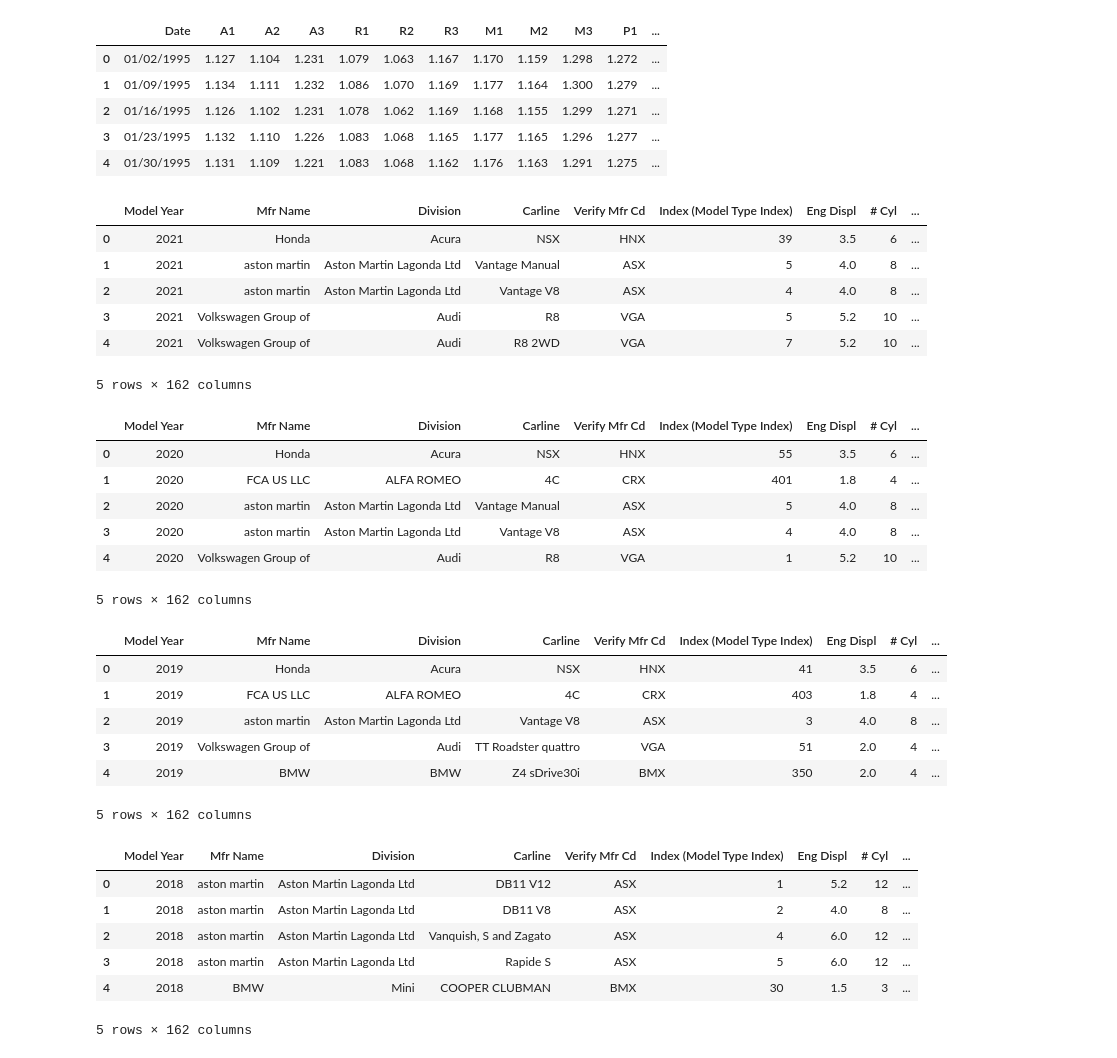
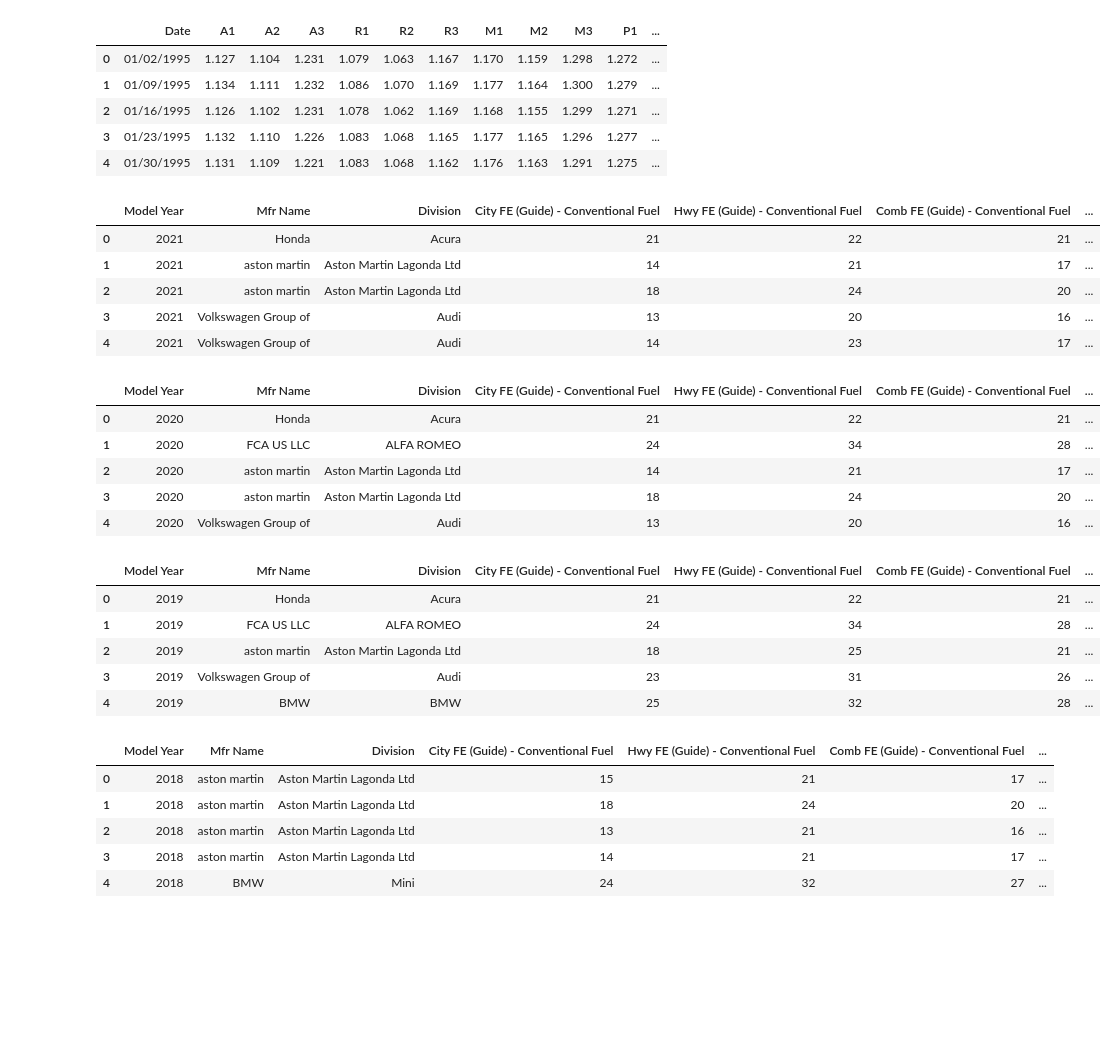
Before and after one commit to JessePRN/Project2Team7, a Jupyter notebook: us_fuel_prices_etl.ipynb, the cells around one changed output. Saved outputs shown, nothing was run; the diff lists cells and outputs as text; code cells hidden in the pictures; blank space fills up the shorter version.

Commit message:
Merging dataframes into one for join

```diff
--- a/us_fuel_prices_etl.ipynb
+++ b/us_fuel_prices_etl.ipynb
@@ -26,55 +26,71 @@ us_gas_price_df.head()
 # %%
 # Complete US Fuel Economy Data 2021
 excel_file = "complete_us_fuel_economy/2021 FE Guide for DOE-release dates before 6-24-2021-no-sales -6-23-2021public.xlsx"
 car_stats_2021 = pd.read_excel(excel_file)
-car_stats_2021.head()
+car_stats_2021_clean = car_stats_2021.loc[:,["Model Year","Mfr Name","Division","City FE (Guide) - Conventional Fuel",
+                                             "Hwy FE (Guide) - Conventional Fuel","Comb FE (Guide) - Conventional Fuel",
+                                            "City Unadj FE - Conventional Fuel","Hwy Unadj FE - Conventional Fuel","Comb Unadj FE - Conventional Fuel",
+                                            "City Unrd Adj FE - Conventional Fuel","Hwy Unrd Adj FE - Conventional Fuel","Comb Unrd Adj FE - Conventional Fuel",
+                                            "Fuel Usage Desc - Conventional Fuel"]]
+car_stats_2021_clean.head()
 # %% [output]
-|  | Model Year | Mfr Name | Division | Carline | Verify Mfr Cd | Index (Model Type Index) | Eng Displ | # Cyl | ... |
-| 0 | 2021 | Honda | Acura | NSX | HNX | 39 | 3.5 | 6 | ... |
-| 1 | 2021 | aston martin | Aston Martin Lagonda Ltd | Vantage Manual | ASX | 5 | 4.0 | 8 | ... |
-| 2 | 2021 | aston martin | Aston Martin Lagonda Ltd | Vantage V8 | ASX | 4 | 4.0 | 8 | ... |
-| 3 | 2021 | Volkswagen Group of | Audi | R8 | VGA | 5 | 5.2 | 10 | ... |
-| 4 | 2021 | Volkswagen Group of | Audi | R8 2WD | VGA | 7 | 5.2 | 10 | ... |
+|  | Model Year | Mfr Name | Division | City FE (Guide) - Conventional Fuel | Hwy FE (Guide) - Conventional Fuel | Comb FE (Guide) - Conventional Fuel | ... |
+| 0 | 2021 | Honda | Acura | 21 | 22 | 21 | ... |
+| 1 | 2021 | aston martin | Aston Martin Lagonda Ltd | 14 | 21 | 17 | ... |
+| 2 | 2021 | aston martin | Aston Martin Lagonda Ltd | 18 | 24 | 20 | ... |
+| 3 | 2021 | Volkswagen Group of | Audi | 13 | 20 | 16 | ... |
+| 4 | 2021 | Volkswagen Group of | Audi | 14 | 23 | 17 | ... |
-5 rows × 162 columns
 # %%
 # Complete US Fuel Economy Data 2020
 excel_file = "complete_us_fuel_economy/2020 FE Guide-adds and corrections for DOE-OK for release-no-sales- 4-7-2021forpublic.xlsx"
 car_stats_2020 = pd.read_excel(excel_file)
-car_stats_2020.head()
+car_stats_2020_clean = car_stats_2020.loc[:,["Model Year","Mfr Name","Division","City FE (Guide) - Conventional Fuel",
+                                             "Hwy FE (Guide) - Conventional Fuel","Comb FE (Guide) - Conventional Fuel",
+                                            "City Unadj FE - Conventional Fuel","Hwy Unadj FE - Conventional Fuel","Comb Unadj FE - Conventional Fuel",
+                                            "City Unrd Adj FE - Conventional Fuel","Hwy Unrd Adj FE - Conventional Fuel","Comb Unrd Adj FE - Conventional Fuel",
+                                            "Fuel Usage Desc - Conventional Fuel"]]
+car_stats_2020_clean.head()
 # %% [output]
-|  | Model Year | Mfr Name | Division | Carline | Verify Mfr Cd | Index (Model Type Index) | Eng Displ | # Cyl | ... |
-| 0 | 2020 | Honda | Acura | NSX | HNX | 55 | 3.5 | 6 | ... |
-| 1 | 2020 | FCA US LLC | ALFA ROMEO | 4C | CRX | 401 | 1.8 | 4 | ... |
-| 2 | 2020 | aston martin | Aston Martin Lagonda Ltd | Vantage Manual | ASX | 5 | 4.0 | 8 | ... |
-| 3 | 2020 | aston martin | Aston Martin Lagonda Ltd | Vantage V8 | ASX | 4 | 4.0 | 8 | ... |
-| 4 | 2020 | Volkswagen Group of | Audi | R8 | VGA | 1 | 5.2 | 10 | ... |
+|  | Model Year | Mfr Name | Division | City FE (Guide) - Conventional Fuel | Hwy FE (Guide) - Conventional Fuel | Comb FE (Guide) - Conventional Fuel | ... |
+| 0 | 2020 | Honda | Acura | 21 | 22 | 21 | ... |
+| 1 | 2020 | FCA US LLC | ALFA ROMEO | 24 | 34 | 28 | ... |
+| 2 | 2020 | aston martin | Aston Martin Lagonda Ltd | 14 | 21 | 17 | ... |
+| 3 | 2020 | aston martin | Aston Martin Lagonda Ltd | 18 | 24 | 20 | ... |
+| 4 | 2020 | Volkswagen Group of | Audi | 13 | 20 | 16 | ... |
-5 rows × 162 columns
 # %%
 # Complete US Fuel Economy Data 2019
 excel_file = "complete_us_fuel_economy/2019 FE Guide-for DOE-release dates before 12-19-2019-no-sales- 12_17_2019McLarenpublic.xlsx"
 car_stats_2019 = pd.read_excel(excel_file)
-car_stats_2019.head()
+car_stats_2019_clean = car_stats_2019.loc[:,["Model Year","Mfr Name","Division","City FE (Guide) - Conventional Fuel",
+                                             "Hwy FE (Guide) - Conventional Fuel","Comb FE (Guide) - Conventional Fuel",
+                                            "City Unadj FE - Conventional Fuel","Hwy Unadj FE - Conventional Fuel","Comb Unadj FE - Conventional Fuel",
+                                            "City Unrd Adj FE - Conventional Fuel","Hwy Unrd Adj FE - Conventional Fuel","Comb Unrd Adj FE - Conventional Fuel",
+                                            "Fuel Usage Desc - Conventional Fuel"]]
+car_stats_2019_clean.head()
 # %% [output]
-|  | Model Year | Mfr Name | Division | Carline | Verify Mfr Cd | Index (Model Type Index) | Eng Displ | # Cyl | ... |
-| 0 | 2019 | Honda | Acura | NSX | HNX | 41 | 3.5 | 6 | ... |
-| 1 | 2019 | FCA US LLC | ALFA ROMEO | 4C | CRX | 403 | 1.8 | 4 | ... |
-| 2 | 2019 | aston martin | Aston Martin Lagonda Ltd | Vantage V8 | ASX | 3 | 4.0 | 8 | ... |
-| 3 | 2019 | Volkswagen Group of | Audi | TT Roadster quattro | VGA | 51 | 2.0 | 4 | ... |
-| 4 | 2019 | BMW | BMW | Z4 sDrive30i | BMX | 350 | 2.0 | 4 | ... |
+|  | Model Year | Mfr Name | Division | City FE (Guide) - Conventional Fuel | Hwy FE (Guide) - Conventional Fuel | Comb FE (Guide) - Conventional Fuel | ... |
+| 0 | 2019 | Honda | Acura | 21 | 22 | 21 | ... |
+| 1 | 2019 | FCA US LLC | ALFA ROMEO | 24 | 34 | 28 | ... |
+| 2 | 2019 | aston martin | Aston Martin Lagonda Ltd | 18 | 25 | 21 | ... |
+| 3 | 2019 | Volkswagen Group of | Audi | 23 | 31 | 26 | ... |
+| 4 | 2019 | BMW | BMW | 25 | 32 | 28 | ... |
-5 rows × 162 columns
 # %%
 # Complete US Fuel Economy Data 2018
 excel_file = "complete_us_fuel_economy/2018 FE Guide for DOE3 -all rel dates-no-sales-3-25-2019McLarenforpublic.xlsx"
 car_stats_2018 = pd.read_excel(excel_file)
-car_stats_2018.head()
+car_stats_2018_clean = car_stats_2018.loc[:,["Model Year","Mfr Name","Division","City FE (Guide) - Conventional Fuel",
+                                             "Hwy FE (Guide) - Conventional Fuel","Comb FE (Guide) - Conventional Fuel",
+                                            "City Unadj FE - Conventional Fuel","Hwy Unadj FE - Conventional Fuel","Comb Unadj FE - Conventional Fuel",
+                                            "City Unrd Adj FE - Conventional Fuel","Hwy Unrd Adj FE - Conventional Fuel","Comb Unrd Adj FE - Conventional Fuel",
+                                            "Fuel Usage Desc - Conventional Fuel"]]
+car_stats_2018_clean.head()
 # %% [output]
-|  | Model Year | Mfr Name | Division | Carline | Verify Mfr Cd | Index (Model Type Index) | Eng Displ | # Cyl | ... |
-| 0 | 2018 | aston martin | Aston Martin Lagonda Ltd | DB11 V12 | ASX | 1 | 5.2 | 12 | ... |
-| 1 | 2018 | aston martin | Aston Martin Lagonda Ltd | DB11 V8 | ASX | 2 | 4.0 | 8 | ... |
-| 2 | 2018 | aston martin | Aston Martin Lagonda Ltd | Vanquish, S and Zagato | ASX | 4 | 6.0 | 12 | ... |
-| 3 | 2018 | aston martin | Aston Martin Lagonda Ltd | Rapide S | ASX | 5 | 6.0 | 12 | ... |
-| 4 | 2018 | BMW | Mini | COOPER CLUBMAN | BMX | 30 | 1.5 | 3 | ... |
+|  | Model Year | Mfr Name | Division | City FE (Guide) - Conventional Fuel | Hwy FE (Guide) - Conventional Fuel | Comb FE (Guide) - Conventional Fuel | ... |
+| 0 | 2018 | aston martin | Aston Martin Lagonda Ltd | 15 | 21 | 17 | ... |
+| 1 | 2018 | aston martin | Aston Martin Lagonda Ltd | 18 | 24 | 20 | ... |
+| 2 | 2018 | aston martin | Aston Martin Lagonda Ltd | 13 | 21 | 16 | ... |
+| 3 | 2018 | aston martin | Aston Martin Lagonda Ltd | 14 | 21 | 17 | ... |
+| 4 | 2018 | BMW | Mini | 24 | 32 | 27 | ... |
-5 rows × 162 columns
 # %%
 # Complete US Fuel Economy Data 2017
 excel_file = "complete_us_fuel_economy/2017 FE Guide for DOE-release dates before 3-25-2019-no sales-9-19-2019McLarenforpublic.xlsx"
```
Also changed, not shown: parts of 3 cells of this notebook.
